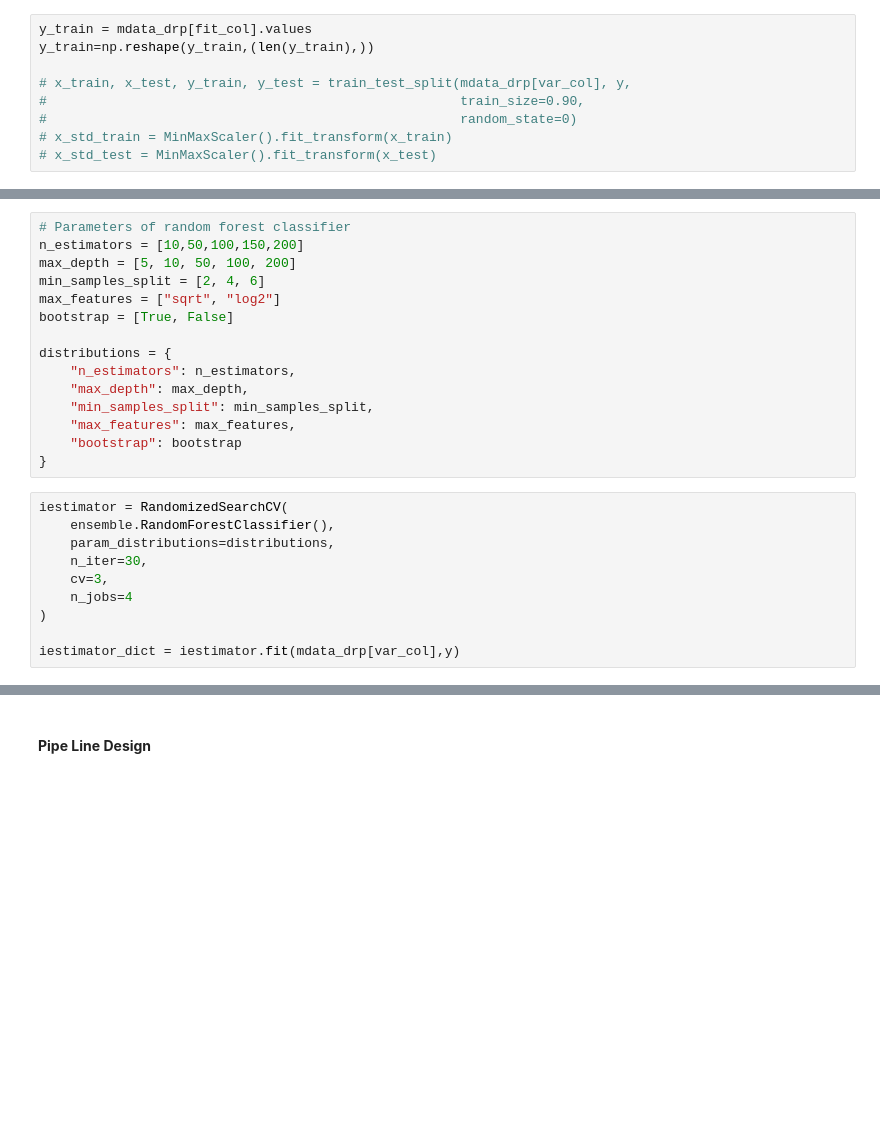
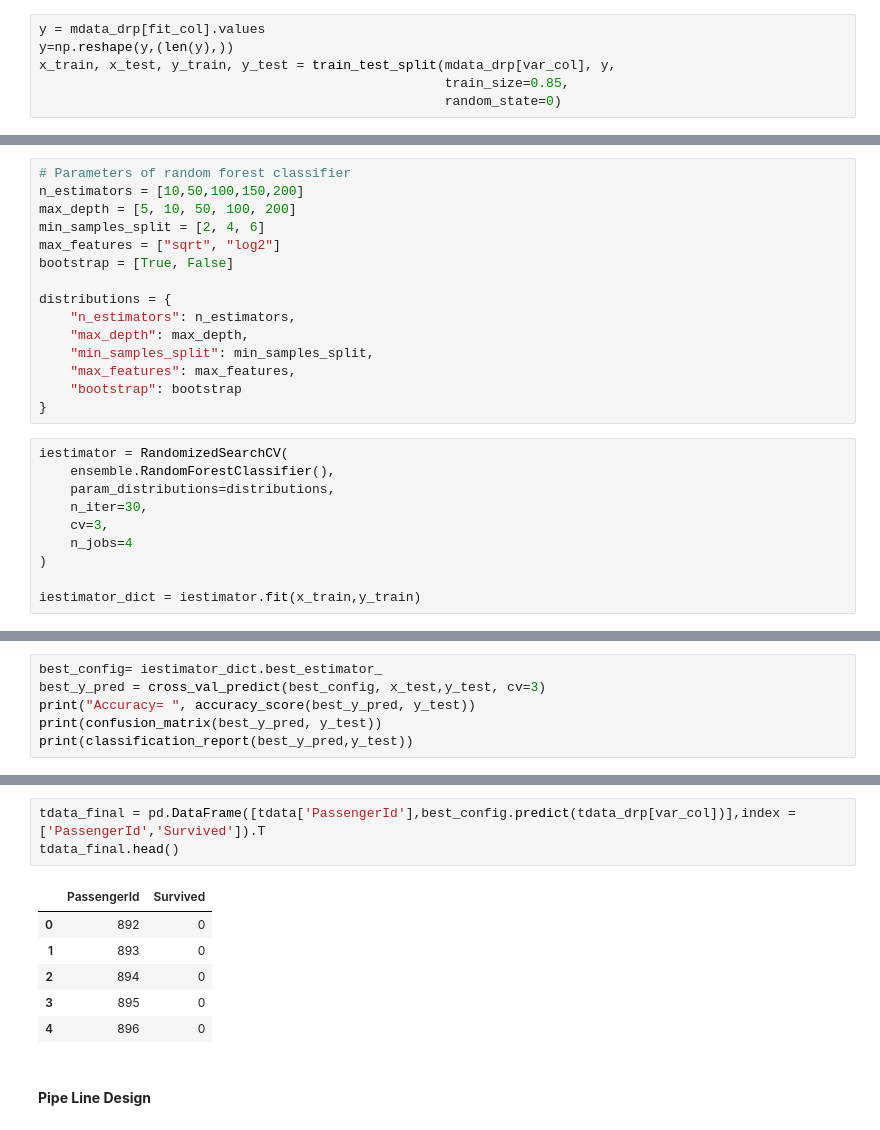
Before and after one commit to aqilxe/Kaggle-Titanic---Machine-Learning-from-Disaster, a Jupyter notebook: Titanic.ipynb, the cells around one changed output, grey strips where cells are left out. Drawn from its saved outputs; the diff is of its cells as text; blank space fills up the shorter version.

```diff
--- a/Titanic.ipynb
+++ b/Titanic.ipynb
@@ -265,14 +265,11 @@ plt.ylabel("Dim2")
 <a class="anchor" id="Scaling"></a>
 #### **Split Data**
 # %%
-y_train = mdata_drp[fit_col].values
-y_train=np.reshape(y_train,(len(y_train),))
-
-# x_train, x_test, y_train, y_test = train_test_split(mdata_drp[var_col], y,
-#                                                     train_size=0.90,
-#                                                     random_state=0)
-# x_std_train = MinMaxScaler().fit_transform(x_train)
-# x_std_test = MinMaxScaler().fit_transform(x_test)
+y = mdata_drp[fit_col].values
+y=np.reshape(y,(len(y),))
+x_train, x_test, y_train, y_test = train_test_split(mdata_drp[var_col], y,
+                                                    train_size=0.85,
+                                                    random_state=0)
 # %% [markdown]
 <a class="anchor" id="CrossValidationPrediction"></a>
 #### **Cross Validation Prediction**
@@ -335,6 +332,6 @@ iestimator = RandomizedSearchCV(
     n_jobs=4
 )
 
-iestimator_dict = iestimator.fit(mdata_drp[var_col],y)
+iestimator_dict = iestimator.fit(x_train,y_train)
 # %%
 best_config= iestimator_dict.best_estimator_
@@ -378,0 +354,6 @@ array([0, 0, 0, 0, 0, 0, 1, 0, 1, 0, 0, 0, 1, 0, 1, 1, 0, 0, 0, 1, 0, 0,
+# %%
+best_config= iestimator_dict.best_estimator_
+best_y_pred = cross_val_predict(best_config, x_test,y_test, cv=3)
+print("Accuracy= ", accuracy_score(best_y_pred, y_test))
+print(confusion_matrix(best_y_pred, y_test))
+print(classification_report(best_y_pred,y_test))
@@ -379,3 +372,13 @@ array([0, 0, 0, 0, 0, 0, 1, 0, 1, 0, 0, 0, 1, 0, 1, 1, 0, 0, 0, 1, 0, 0,
+# %%
+tdata_final = pd.DataFrame([tdata['PassengerId'],best_config.predict(tdata_drp[var_col])],index = ['PassengerId','Survived']).T
+tdata_final.head()
+# %% [output]
+|  | PassengerId | Survived |
+| 0 | 892 | 0 |
+| 1 | 893 | 0 |
+| 2 | 894 | 0 |
+| 3 | 895 | 0 |
+| 4 | 896 | 0 |
 # %% [markdown]
 <a class="anchor" id="Pipeline"></a>
 #### **Pipe Line Design**
```
Also changed, not shown: parts of 4 cells of this notebook.
